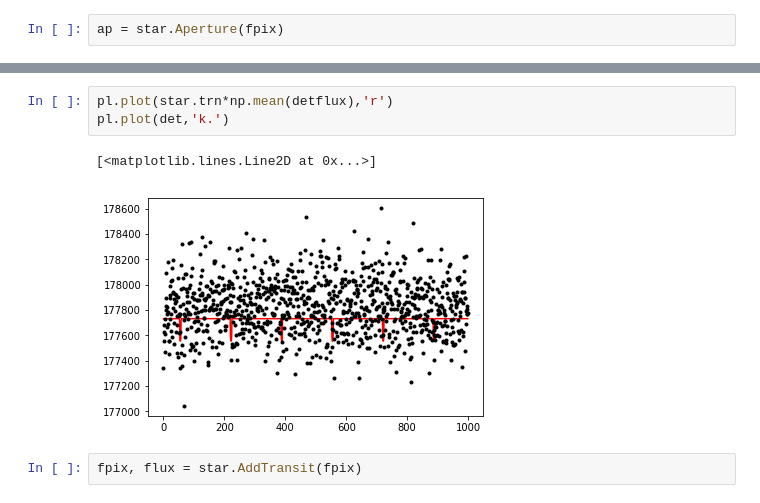
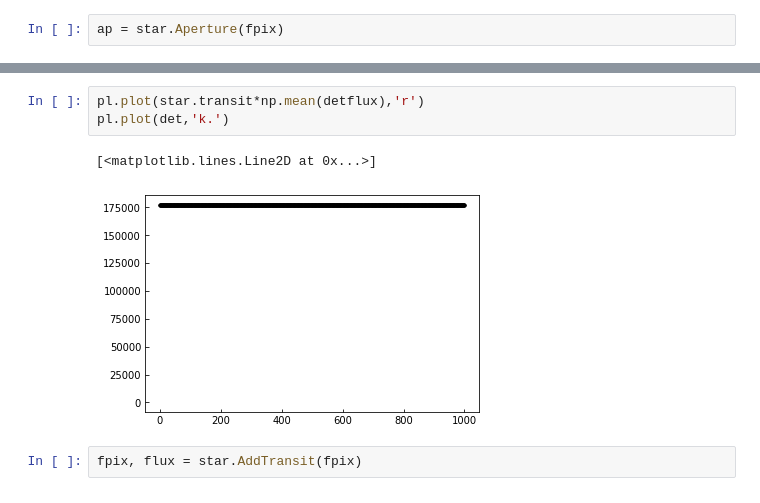
Before and after one commit to nksaunders/scope, a Jupyter notebook: MyTests.ipynb, the cells around one changed output, grey strips where cells are left out. Cells and saved outputs as stored; diff of their text form.

```diff
--- a/MyTests.ipynb
+++ b/MyTests.ipynb
@@ -38,9 +34,9 @@ det, detflux = star.Detrend(fpix)
 # %%
-pl.plot(star.trn*np.mean(detflux),'r')
+pl.plot(star.transit*np.mean(detflux),'r')
 pl.plot(det,'k.')
 # %% [output]
 [<matplotlib.lines.Line2D at 0x...>]
-[figure, old version]
+[figure, new version]
 # %%
 fpix, flux = star.AddTransit(fpix)
 # %%
```
Also changed, not shown: parts of 8 cells of this notebook.
